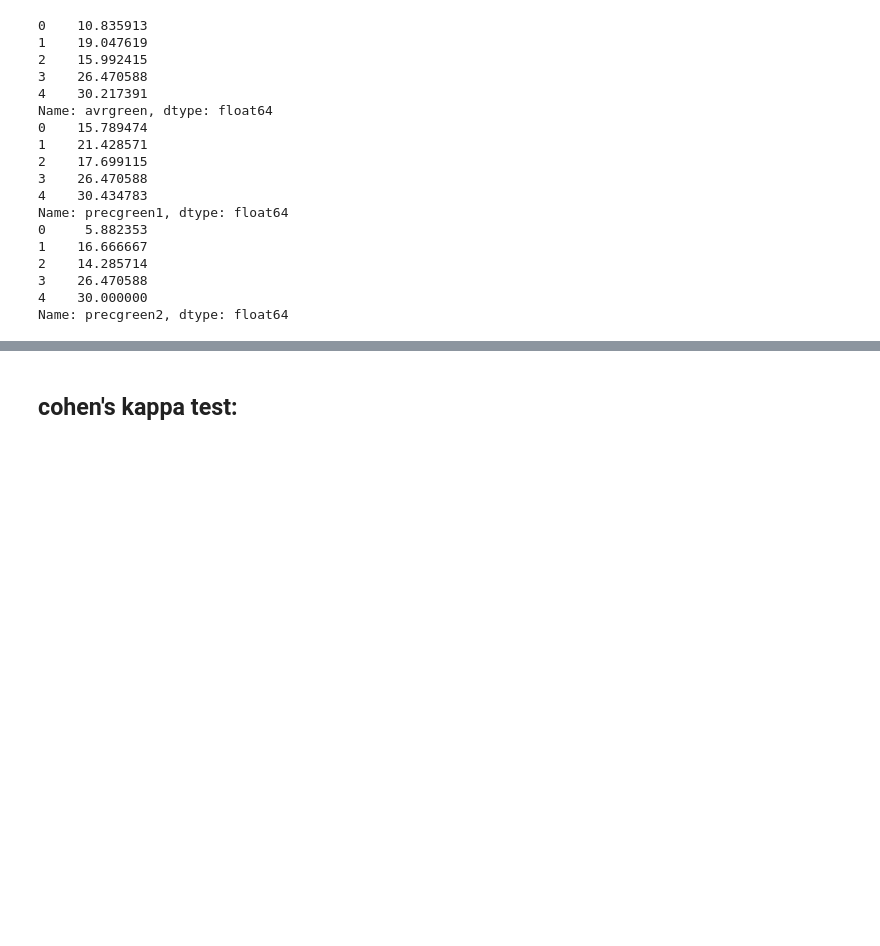
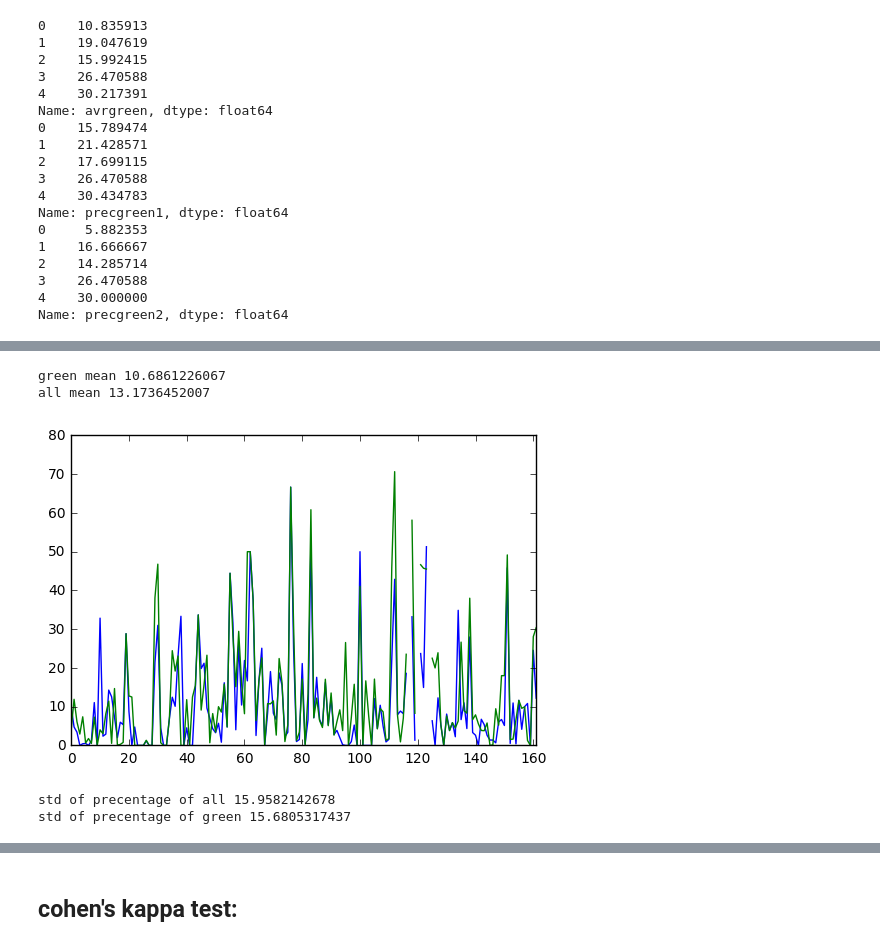
Before and after one commit to nyu-mhealth/MapCorps, a Jupyter notebook: mapcoprs.ipynb, the cells around one changed output, grey strips where cells are left out. Drawn from its saved outputs; the diff is of its cells as text; code cells hidden in the pictures; blank space fills up the shorter version.

```diff
--- a/mapcoprs.ipynb
+++ b/mapcoprs.ipynb
@@ -38,0 +54,4 @@ dtype: object
+# %%
+#mc = mc.reset_index(drop=True)
+
+mc.reset_index(inplace=True)
@@ -51,8 +126,8 @@ mc['precgreen2'] = (mc['numerator green_2']/mc['denom_all_2'])*100
 
 #for non green menthol products 1
 
-mc['precall1'] = (mc['Num_All_2']/mc['denom_all_2'])*100
+mc['precall1'] = (mc['numerator all_1']/mc['denom_all_1'])*100
 
 #for non green menthol products 2
 
-mc['precall2'] = (mc['Num_All_2']/mc['denom_all_1'])*100
+mc['precall2'] = (mc['Num_All_2']/mc['denom_all_2'])*100
@@ -121 +203,18 @@ Name: precall1, dtype: float64
 Name: precall2, dtype: float64
+# %%
+# let's try to identify outliers or gaps among raters.
+# to do so I will calculate the absulute interval b/w the
+# precentage of green products of rater 1 and rater 2
+
+# create a new column ==  | %green1 - %green2 |
+
+mc['green_gap'] = abs(mc['precgreen1'] - mc['precgreen2'])
+
+# create a new column ==  | %green1 - %green2 |
+
+mc['all_gap'] = abs(mc['precall1'] - mc['precall2'])
+
+
+print mc.green_gap.head()
+
+print mc.all_gap.head()
@@ -121,0 +234,27 @@ Name: precall2, dtype: float64
+# %%
+#plot the gap b/w rater one and rater 2
+
+
+mc.green_gap.plot()
+
+mc.all_gap.plot()
+
+print "green mean", mc.green_gap.mean()
+
+print "all mean", mc.all_gap.mean()
+# %% [output]
+green mean 10.6861226067
+all mean 13.1736452007
+[figure, added]
+# %%
+# calculate standard deviation
+
+# 1. for all
+print "std of precentage of all", mc.avrall.std()
+
+# 2. for green
+
+print "std of precentage of green", mc.avrgreen.std()
+# %% [output]
+std of precentage of all 15.9582142678
+std of precentage of green 15.6805317437
```
Also changed, not shown: parts of 34 cells of this notebook.
